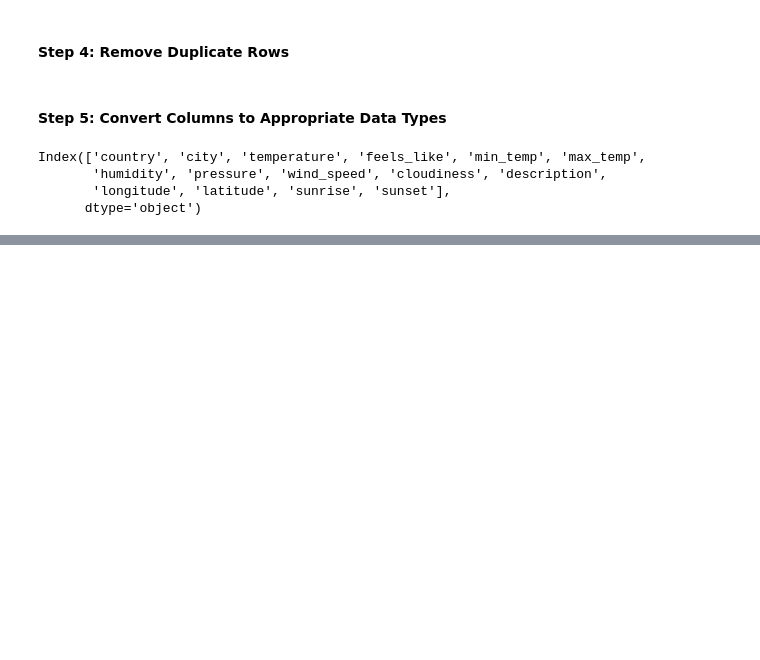
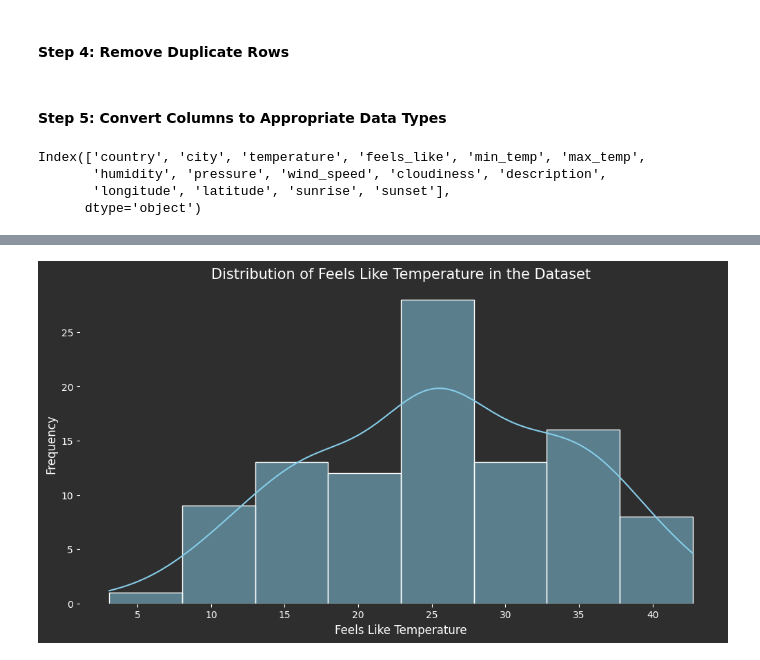
Before and after one commit to faizan-yousaf/Top-100-cities-weather-analysis-EDA, a Jupyter notebook: Cities_weather_analysis.ipynb, the cells around one changed output, grey strips where cells are left out. Saved outputs shown, nothing was run; the diff lists cells and outputs as text; code cells hidden in the pictures; blank space fills up the shorter version.

```diff
--- a/Cities_weather_analysis.ipynb
+++ b/Cities_weather_analysis.ipynb
@@ -984,0 +998,11 @@ Index(['country', 'city', 'temperature', 'feels_like', 'min_temp', 'max_temp',
+# %%
+# hisogram of the feels like temperature column:
+
+plt.figure(figsize=(12, 6))
+sns.histplot(df['feels_like'], kde=True, color='skyblue')
+plt.title('Distribution of Feels Like Temperature in the Dataset', fontsize=15)
+plt.xlabel('Feels Like Temperature', fontsize=12)
+plt.ylabel('Frequency', fontsize=12)
+plt.show()
+# %% [output]
+[figure, added]
```
Also changed, not shown: parts of 20 cells of this notebook.
